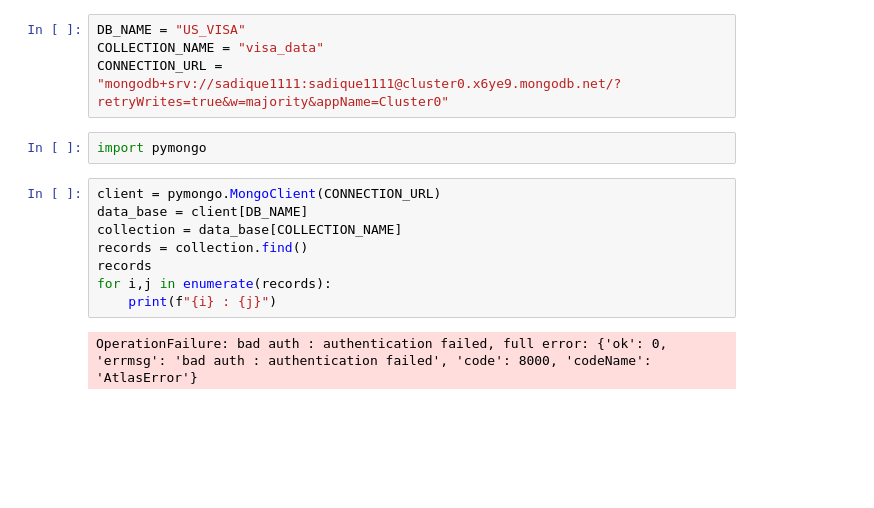
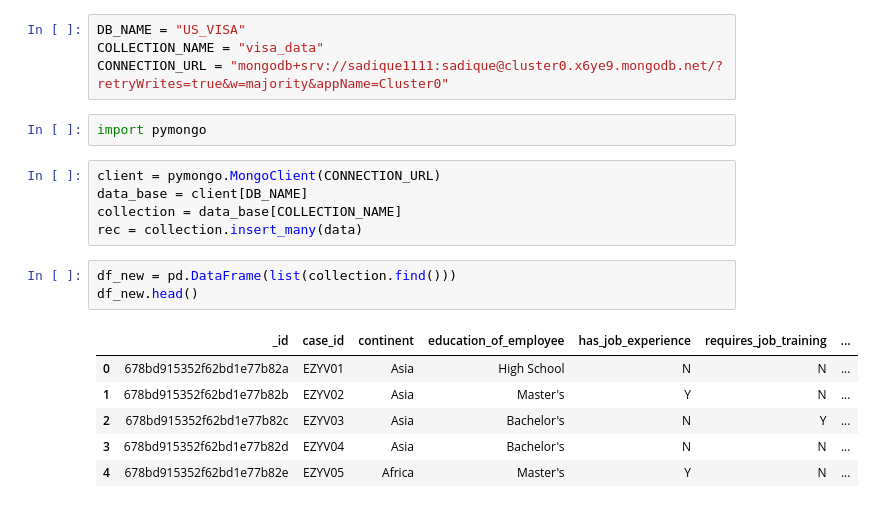
Before and after one commit to sadique1111/Us-Visa-Approval-Prediction, a Jupyter notebook: notebook/mongoDB_demo.ipynb, the cells around one changed output. Drawn from its saved outputs; the diff is of its cells as text; blank space fills up the shorter version.

Commit message:
mongodb_final

```diff
--- a/notebook/mongoDB_demo.ipynb
+++ b/notebook/mongoDB_demo.ipynb
@@ -42,16 +42,21 @@ data
 # %%
 DB_NAME = "US_VISA"
 COLLECTION_NAME = "visa_data"
-CONNECTION_URL = "mongodb+srv://sadique1111:sadique1111@cluster0.x6ye9.mongodb.net/?retryWrites=true&w=majority&appName=Cluster0"
+CONNECTION_URL = "mongodb+srv://sadique1111:sadique@cluster0.x6ye9.mongodb.net/?retryWrites=true&w=majority&appName=Cluster0"
 # %%
 import pymongo
 # %%
 client = pymongo.MongoClient(CONNECTION_URL)
 data_base = client[DB_NAME]
 collection = data_base[COLLECTION_NAME]
-records = collection.find()
-records
-for i,j in enumerate(records):
-    print(f"{i} : {j}")
+rec = collection.insert_many(data)
-# %% [output]
-OperationFailure: bad auth : authentication failed, full error: {'ok': 0, 'errmsg': 'bad auth : authentication failed', 'code': 8000, 'codeName': 'AtlasError'}
+# %%
+df_new = pd.DataFrame(list(collection.find()))
+df_new.head()
+# %% [output]
+|  | _id | case_id | continent | education_of_employee | has_job_experience | requires_job_training | ... |
+| 0 | 678bd915352f62bd1e77b82a | EZYV01 | Asia | High School | N | N | ... |
+| 1 | 678bd915352f62bd1e77b82b | EZYV02 | Asia | Master's | Y | N | ... |
+| 2 | 678bd915352f62bd1e77b82c | EZYV03 | Asia | Bachelor's | N | Y | ... |
+| 3 | 678bd915352f62bd1e77b82d | EZYV04 | Asia | Bachelor's | N | N | ... |
+| 4 | 678bd915352f62bd1e77b82e | EZYV05 | Africa | Master's | Y | N | ... |
```
